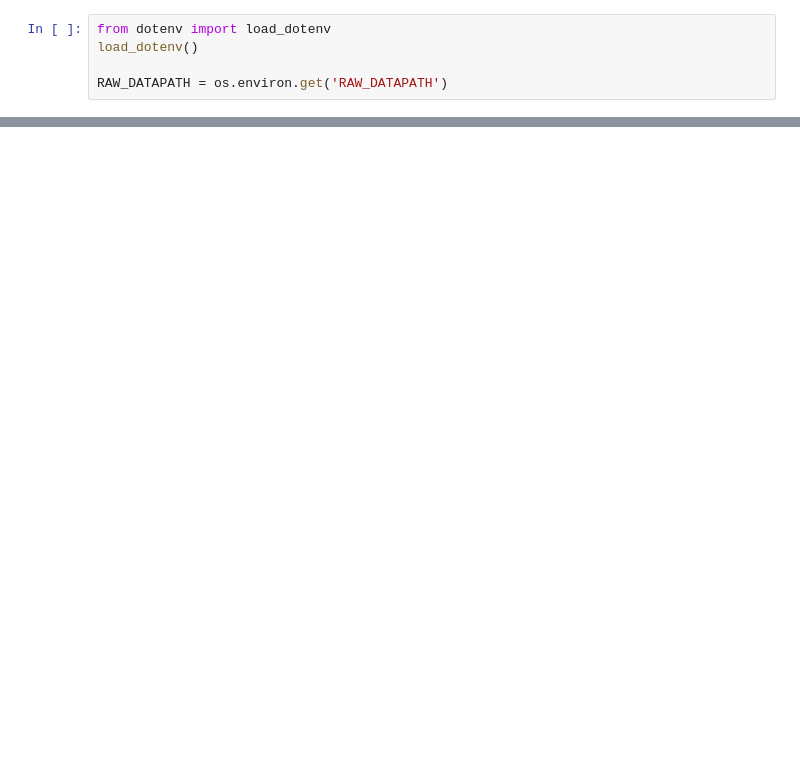
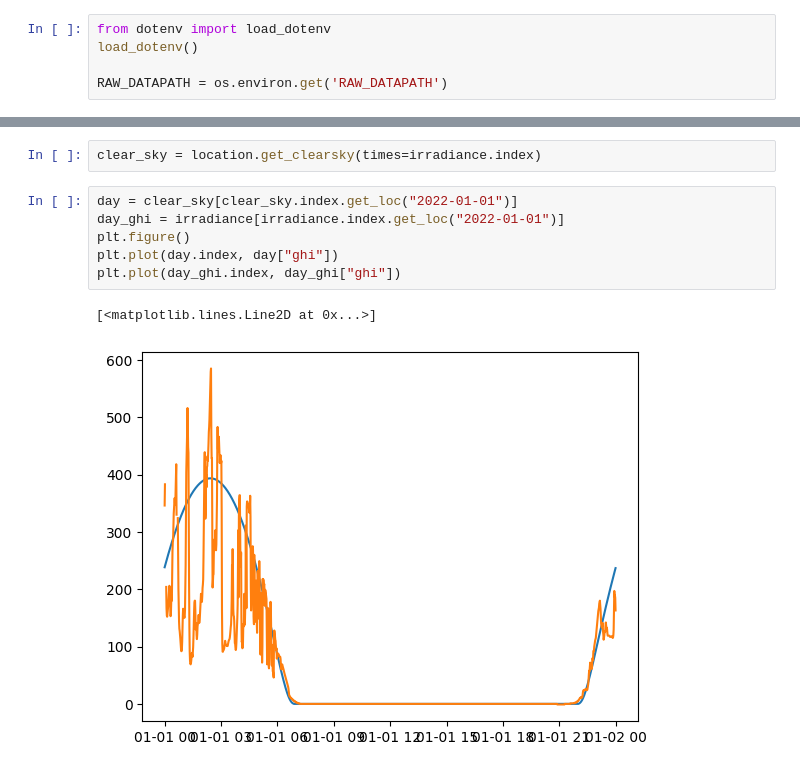
Before and after one commit to OneMogin/model_hofmann, a Jupyter notebook: test.ipynb, the cells around one changed output, grey strips where cells are left out. Saved outputs shown, nothing was run; the diff lists cells and outputs as text; blank space fills up the shorter version.

```diff
--- a/test.ipynb
+++ b/test.ipynb
@@ -22,0 +54,11 @@ df.head()
+# %%
+clear_sky = location.get_clearsky(times=irradiance.index)
+# %%
+day = clear_sky[clear_sky.index.get_loc("2022-01-01")]
+day_ghi = irradiance[irradiance.index.get_loc("2022-01-01")]
+plt.figure()
+plt.plot(day.index, day["ghi"])
+plt.plot(day_ghi.index, day_ghi["ghi"])
+# %% [output]
+[<matplotlib.lines.Line2D at 0x...>]
+[figure, added]
```
Also changed, not shown: parts of 5 cells of this notebook, 3 other files.
